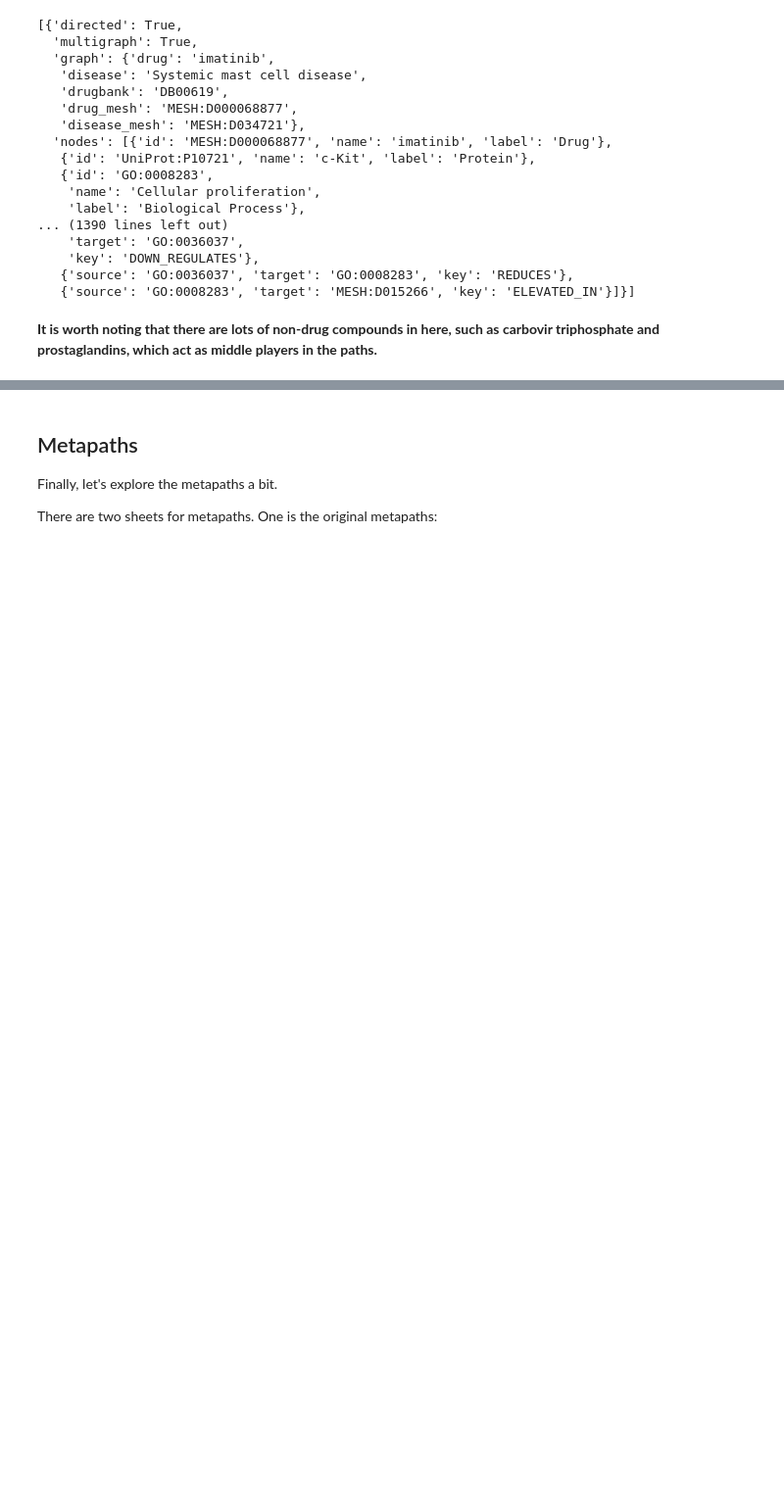
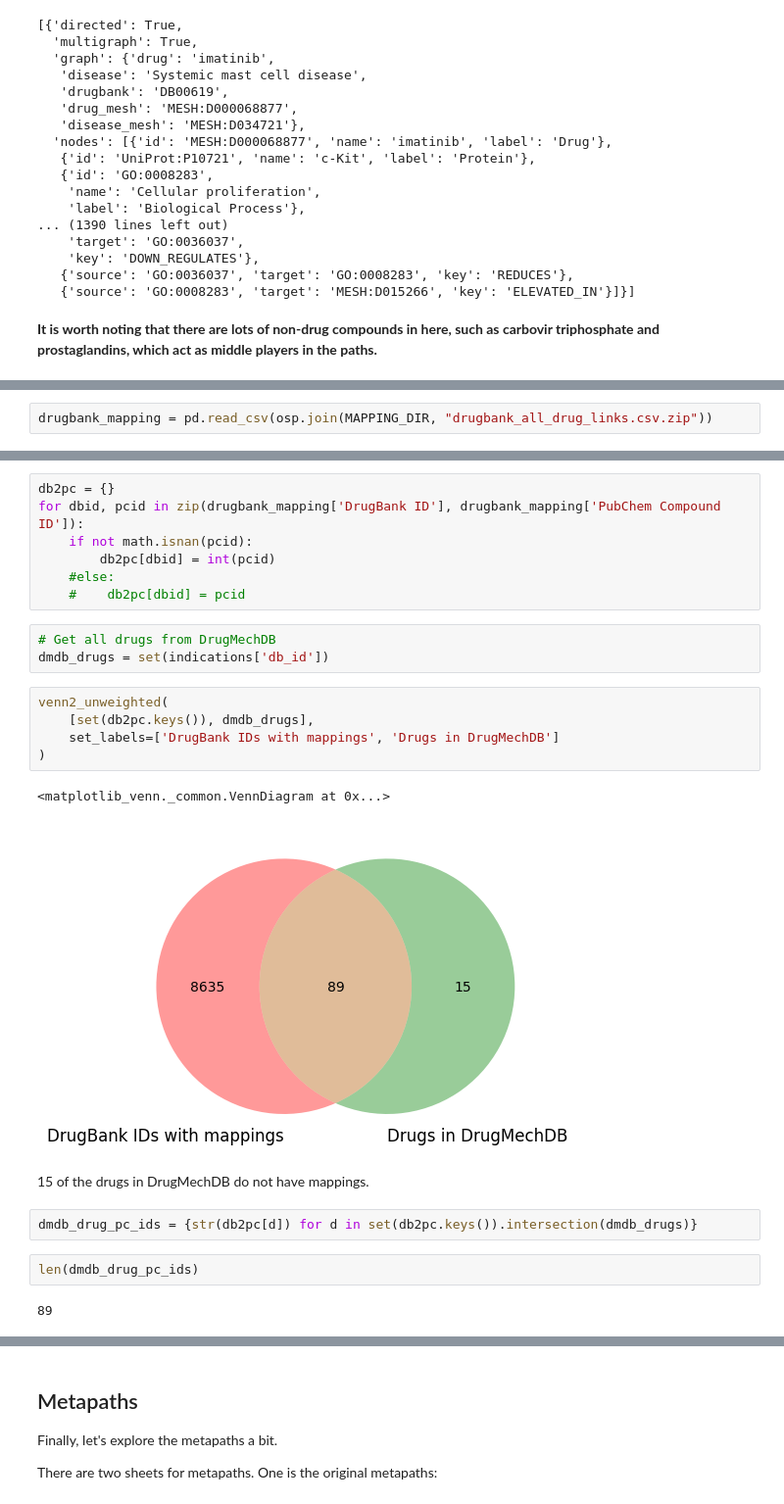
Before and after one commit to laurendelong21/MoA-Net, a Jupyter notebook: notebooks/exploration_drugmechdb.ipynb, the cells around one changed output, grey strips where cells are left out. Shown: that part at 98% size. Drawn from its saved outputs; the diff is of its cells as text; blank space fills up the shorter version.

```diff
--- a/notebooks/exploration_drugmechdb.ipynb
+++ b/notebooks/exploration_drugmechdb.ipynb
@@ -247,0 +258,2 @@ What about the drugs between DrugMechDB and the KG? First, we will have to map t
+# %%
+drugbank_mapping = pd.read_csv(osp.join(MAPPING_DIR, "drugbank_all_drug_links.csv.zip"))
@@ -247,0 +285,26 @@ What about the drugs between DrugMechDB and the KG? First, we will have to map t
+# %%
+db2pc = {}
+for dbid, pcid in zip(drugbank_mapping['DrugBank ID'], drugbank_mapping['PubChem Compound ID']):
+    if not math.isnan(pcid):
+        db2pc[dbid] = int(pcid)
+    #else:
+    #    db2pc[dbid] = pcid
+# %%
+# Get all drugs from DrugMechDB
+dmdb_drugs = set(indications['db_id'])
+# %%
+venn2_unweighted(
+    [set(db2pc.keys()), dmdb_drugs],
+    set_labels=['DrugBank IDs with mappings', 'Drugs in DrugMechDB']
+)
+# %% [output]
+<matplotlib_venn._common.VennDiagram at 0x...>
+[figure, added]
+# %% [markdown]
+15 of the drugs in DrugMechDB do not have mappings.
+# %%
+dmdb_drug_pc_ids = {str(db2pc[d]) for d in set(db2pc.keys()).intersection(dmdb_drugs)}
+# %%
+len(dmdb_drug_pc_ids)
+# %% [output]
+89
```
Also changed, not shown: parts of 41 cells of this notebook.
